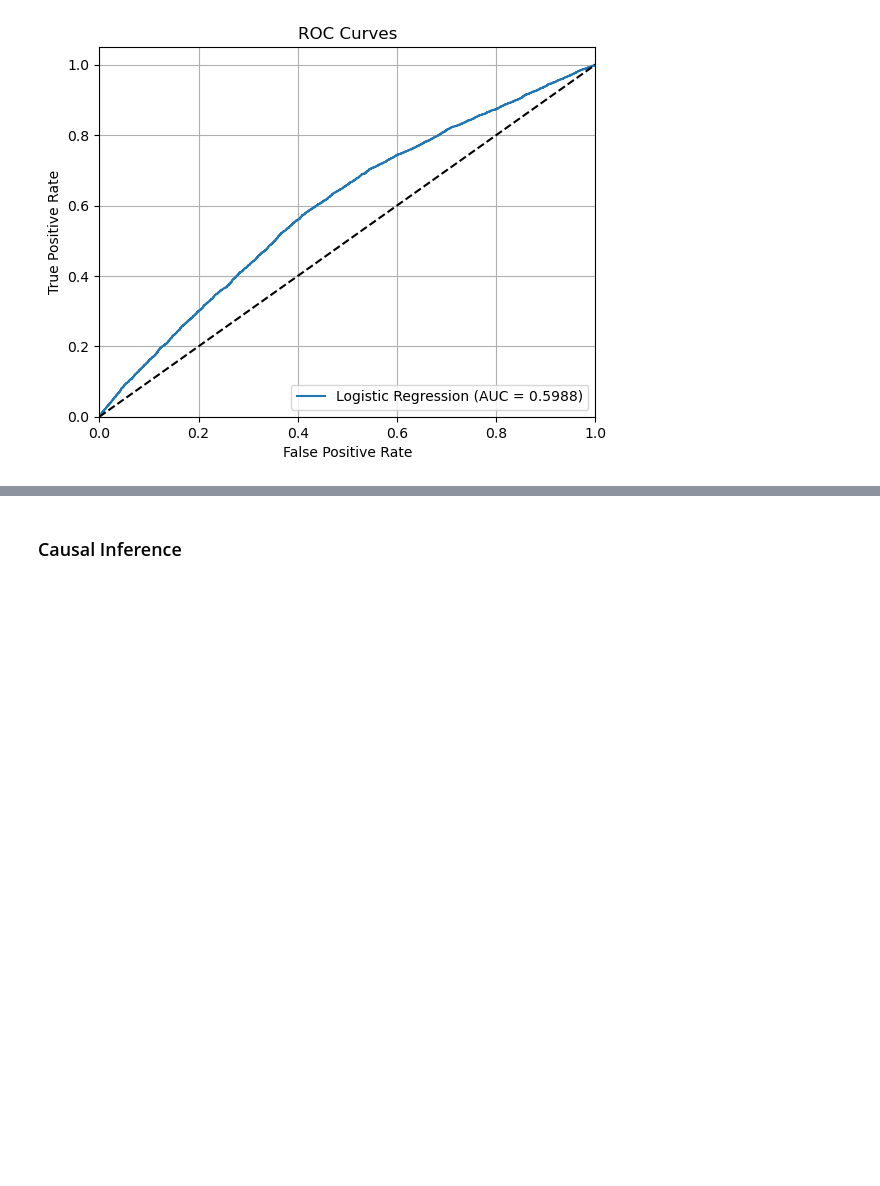
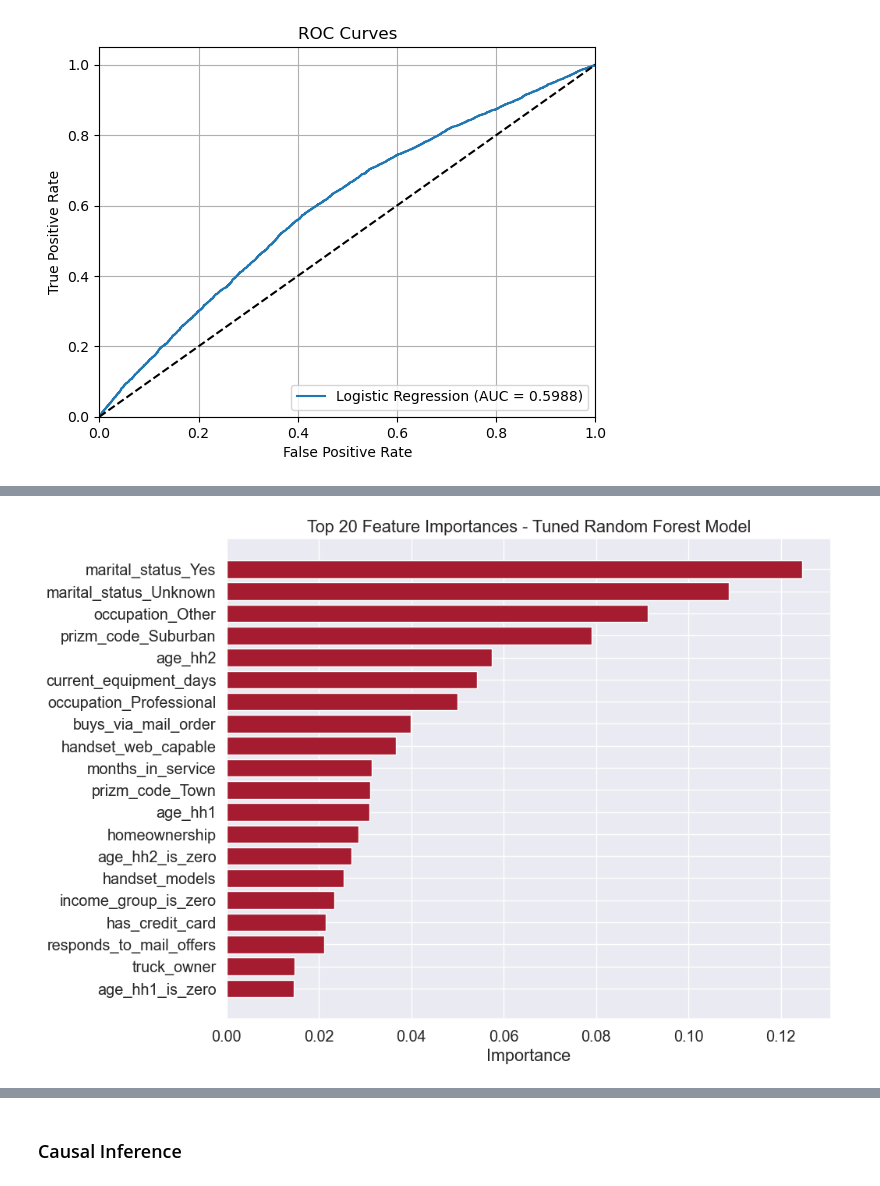
Before and after one commit to kayleeisokay/cs109a_final_project, a Jupyter notebook: MS4.ipynb, the cells around one changed output, grey strips where cells are left out. Saved outputs shown, nothing was run; the diff lists cells and outputs as text; code cells hidden in the pictures; blank space fills up the shorter version.

```diff
--- a/MS4.ipynb
+++ b/MS4.ipynb
@@ -715,0 +1068,20 @@ plt.show()
+# %%
+#Feature importance comparison
+
+importances_tuned = RF_tuned1.feature_importances_
+
+
+feature_imp_tuned = pd.DataFrame({
+    'feature': xtrain_postSMOTE_df.columns,
+    'importance': importances_tuned
+}).sort_values('importance', ascending=False)
+
+fig, ax = plt.subplots(figsize=(10, 8))
+
+sorted_tuned = feature_imp_tuned.head(20)  # Top 20 features
+ax.barh(sorted_tuned['feature'], sorted_tuned['importance'], color='#A51C30')
+ax.set_title('Top 20 Feature Importances - Tuned Random Forest Model')
+ax.set_xlabel('Importance')
+ax.invert_yaxis()
+# %% [output]
+[figure, added]
```
Also changed, not shown: parts of 44 cells of this notebook.
